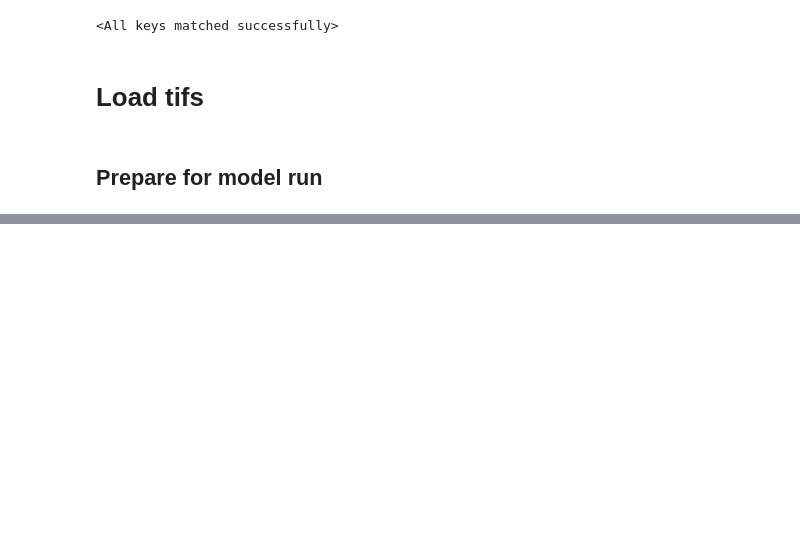
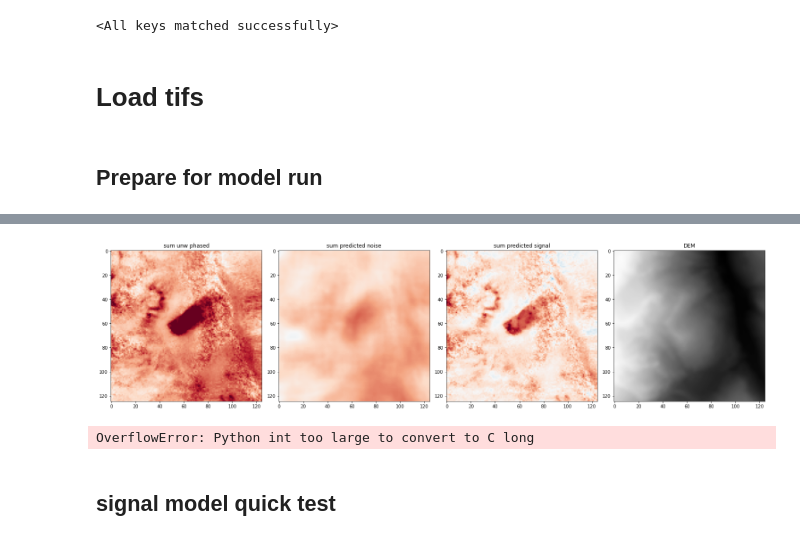
Before and after one commit to gbrencher/InSAR_denoising_CNN, a Jupyter notebook: test.ipynb, the cells around one changed output, grey strips where cells are left out. Saved outputs shown, nothing was run; the diff lists cells and outputs as text; code cells hidden in the pictures; blank space fills up the shorter version.

```diff
--- a/test.ipynb
+++ b/test.ipynb
@@ -271,14 +272,14 @@ dem_np = dem_src.read(1)
 ## Prepare for model run
 # %%
 # function to prepare arrays for model run
-def arrays_to_tensor(int_array, dem_array, norm=True):
+def arrays_to_tensor(int_array, dem_array, norm=True, dem_range=2):
 
     test_tensor = torch.Tensor(int_array.to_numpy()[0])
     dem_tensor = torch.Tensor(dem_array)
 
     if norm==True:
         #test_tensor = 2*(((test_tensor-(test_tensor.min()))/(test_tensor.max()-(test_tensor.min()))))-1
-        dem_tensor = 2*(((dem_tensor-(dem_tensor.min()))/(dem_tensor.max()-(dem_tensor.min()))))-1
+        dem_tensor = dem_range*(((dem_tensor-(dem_tensor.min()))/(dem_tensor.max()-(dem_tensor.min()))))-(dem_range/2)
 
     return test_tensor, dem_tensor
 
@@ -296,7 +294,5 @@ noise = noise_model(test[None, None, :, :], dem[None, None, :, :])
 # %%
-f, ax = plt.subplots(1, 4, figsize=(21, 10))
-ax[0].imshow(test, cmap='RdBu', vmin=-20, vmax=20)
-ax[1].imshow(noise.detach().squeeze(), cmap='RdBu', vmin=-20, vmax=20)
-ax[2].imshow((test-noise.detach().squeeze()), cmap='RdBu', vmin=-20, vmax=20)
-ax[3].imshow(dem, cmap='Greys_r')
-plt.tight_layout()
+%%time
+test, dem = arrays_to_tensor(int_ds.isel(dates=0).to_array(), dem_np, norm=True, dem_range=2)
+with torch.no_grad():
+    noise = noise_model(test[None, None, :, :], dem[None, None, :, :])
@@ -305,8 +365,14 @@ plt.tight_layout()
 # %%
-for i in for i in range(int_xarray.sizes['dates']):
+noise_stack = np.empty_like(int_ds['unw_phase'][:].values)
+signal_stack = np.empty_like(int_ds['unw_phase'][:].values)
 
-    minmax_list.append([float(int_xarray.isel(dates=i).band1.min().values),
-                        float(int_xarray.isel(dates=i).band1.max().values)])
+for i in range(int_ds.sizes['dates']):
+    print('working on', int_ds['dates'][i].values.item())
+    test, dem = arrays_to_tensor(int_ds.isel(dates=i).to_array(), dem_np)
+    with torch.no_grad():
+        noise = noise_model(test[None, None, :, :], dem[None, None, :, :])
+    noise_stack[i,:,:] = noise.detach().squeeze().numpy()
+    signal_stack[i,:,:] = (test-noise.detach().squeeze()).numpy()
 
-    test, dem = arrays_to_tensor(int_xarray.isel(dates=i).to_array(), dem_np)
-    noise = noise_model(test[None, None, :, :], dem[None, None, :, :])
+int_ds['pred_noise'] = (('dates', 'y', 'x'), noise_stack)
+int_ds['pred_signal'] = (('dates', 'y', 'x'), signal_stack)
@@ -332,4 +396,0 @@ ax[1].imshow(attempt, cmap='RdBu', vmin=-20, vmax=20)
-# %%
-for i in range(int_xarray.sizes['dates']):
-    test, dem = arrays_to_tensor(int_xarray.isel(dates=i).to_array(), dem_np)
-    signal = test_model(test, dem)
@@ -337,0 +397,19 @@ for i in range(int_xarray.sizes['dates']):
+# %%
+f, ax = plt.subplots(1, 4, figsize=(21, 10))
+ax[0].imshow(int_ds['unw_phase'][:,1125:1250, 1775:1900].sum(dim='dates'), cmap='RdBu_r', vmin=-250, vmax=250)
+ax[0].set_title('sum unw phased')
+ax[1].imshow(int_ds['pred_noise'][:,1125:1250, 1775:1900].sum(dim='dates'), cmap='RdBu_r', vmin=-250, vmax=250)
+ax[1].set_title('sum predicted noise')
+ax[2].imshow(int_ds['pred_signal'][:,1125:1250, 1775:1900].sum(dim='dates'), cmap='RdBu_r', vmin=-250, vmax=250)
+ax[2].set_title('sum predicted signal')
+ax[3].imshow(dem[1125:1250, 1775:1900], cmap='Greys_r')
+ax[3].set_title('DEM')
+plt.tight_layout()
+# %% [output]
+[figure, added]
+# %%
+# save to netcdf
+os.chdir('/Users/qbren/Desktop/taco/projects/atmospheric_correction/data_processing/test_xarray')
+int_ds.to_netcdf('/Users/qbren/Desktop/taco/projects/atmospheric_correction/data_processing/test_xarray/int_ds_noisemodelv1_600epochs.nc')
+# %% [output]
+OverflowError: Python int too large to convert to C long
@@ -337,0 +433,2 @@ for i in range(int_xarray.sizes['dates']):
+# %% [markdown]
+## signal model quick test
```
Also changed, not shown: parts of 28 cells of this notebook, 3 other files.
